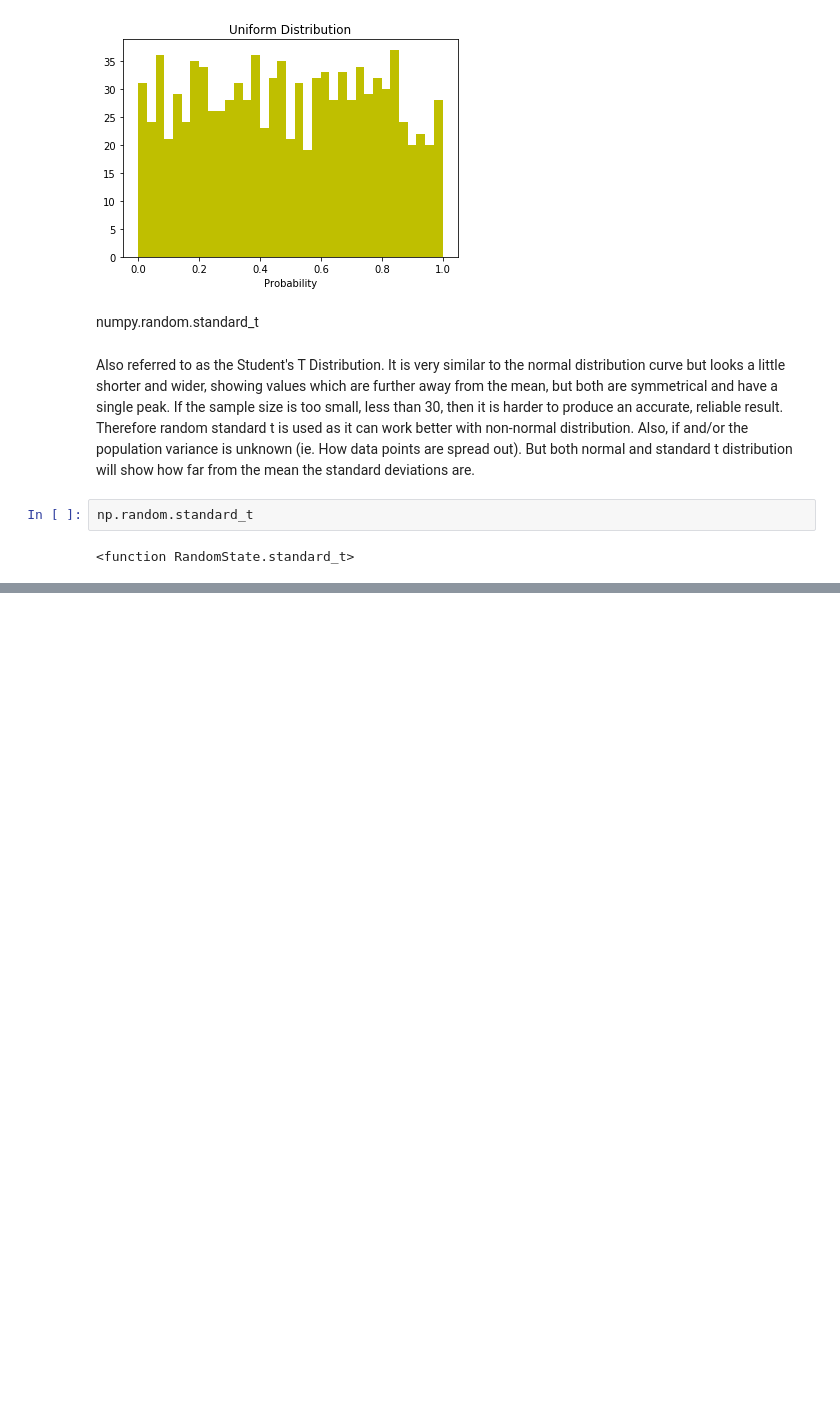
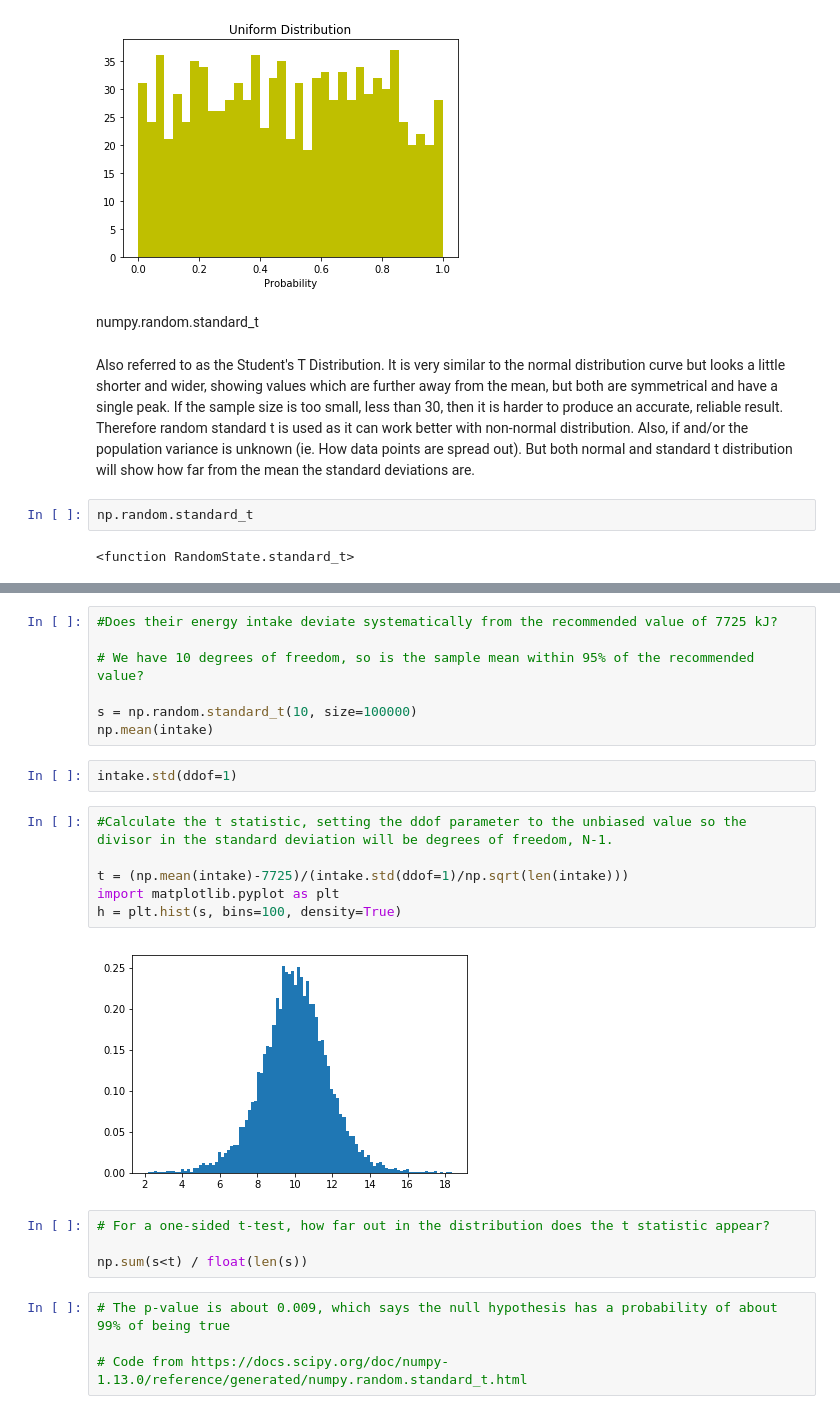
Before and after one commit to bexiturley/assignment-2019-programming-and-data-analysis, a Jupyter notebook: numpyrandom-Copy1.ipynb, the cells around one changed output, grey strips where cells are left out. Drawn from its saved outputs; the diff is of its cells as text; blank space fills up the shorter version.

Commit message:
standard t

```diff
--- a/numpyrandom-Copy1.ipynb
+++ b/numpyrandom-Copy1.ipynb
@@ -671,0 +653,25 @@ plt.show()
+# %%
+#Does their energy intake deviate systematically from the recommended value of 7725 kJ?
+
+# We have 10 degrees of freedom, so is the sample mean within 95% of the recommended value?
+
+s = np.random.standard_t(10, size=100000)
+np.mean(intake)
+# %%
+intake.std(ddof=1)
+# %%
+#Calculate the t statistic, setting the ddof parameter to the unbiased value so the divisor in the standard deviation will be degrees of freedom, N-1.
+
+t = (np.mean(intake)-7725)/(intake.std(ddof=1)/np.sqrt(len(intake)))
+import matplotlib.pyplot as plt
+h = plt.hist(s, bins=100, density=True)
+# %% [output]
+[figure, added]
+# %%
+# For a one-sided t-test, how far out in the distribution does the t statistic appear?
+
+np.sum(s<t) / float(len(s))
+# %%
+# The p-value is about 0.009, which says the null hypothesis has a probability of about 99% of being true
+
+# Code from https://docs.scipy.org/doc/numpy-1.13.0/reference/generated/numpy.random.standard_t.html
```
Also changed, not shown: parts of 33 cells of this notebook.
